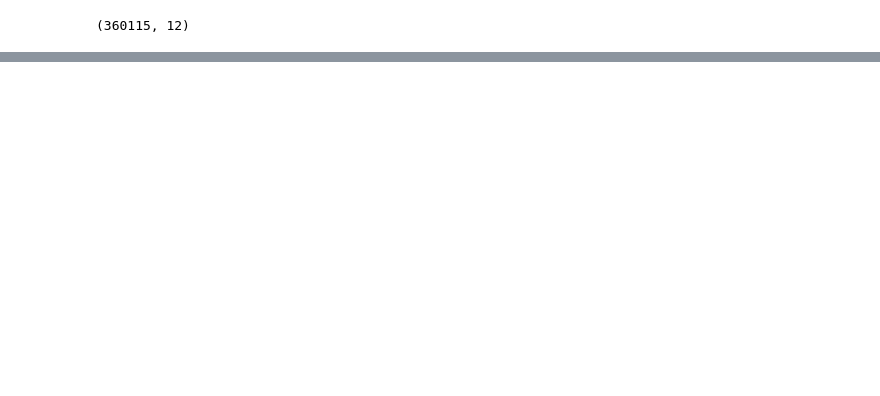
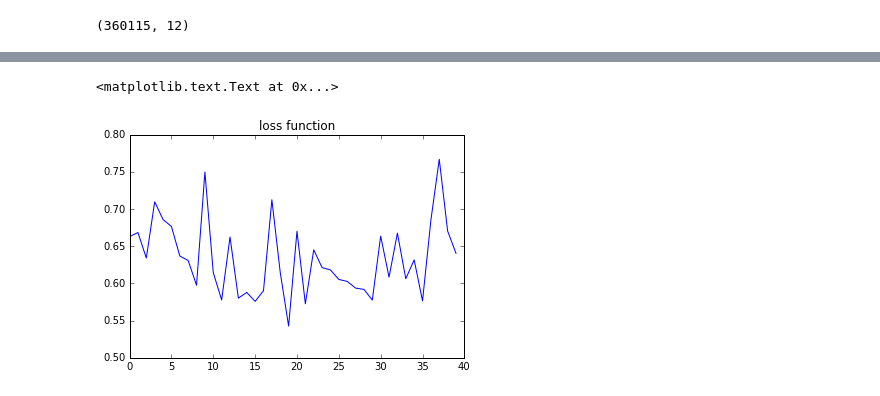
Before and after one commit to zangsir/deepLearningCode, a Jupyter notebook: deepXrenner.ipynb, the cells around one changed output, grey strips where cells are left out. Saved outputs shown, nothing was run; the diff lists cells and outputs as text; code cells hidden in the pictures; blank space fills up the shorter version.

```diff
--- a/deepXrenner.ipynb
+++ b/deepXrenner.ipynb
@@ -392,0 +796,7 @@ Test accuracy: 81.4%
+# %%
+
+plt.plot(loss_log)
+plt.title('loss function')
+# %% [output]
+<matplotlib.text.Text at 0x...>
+[figure, added]
```
Also changed, not shown: parts of 34 cells of this notebook.
